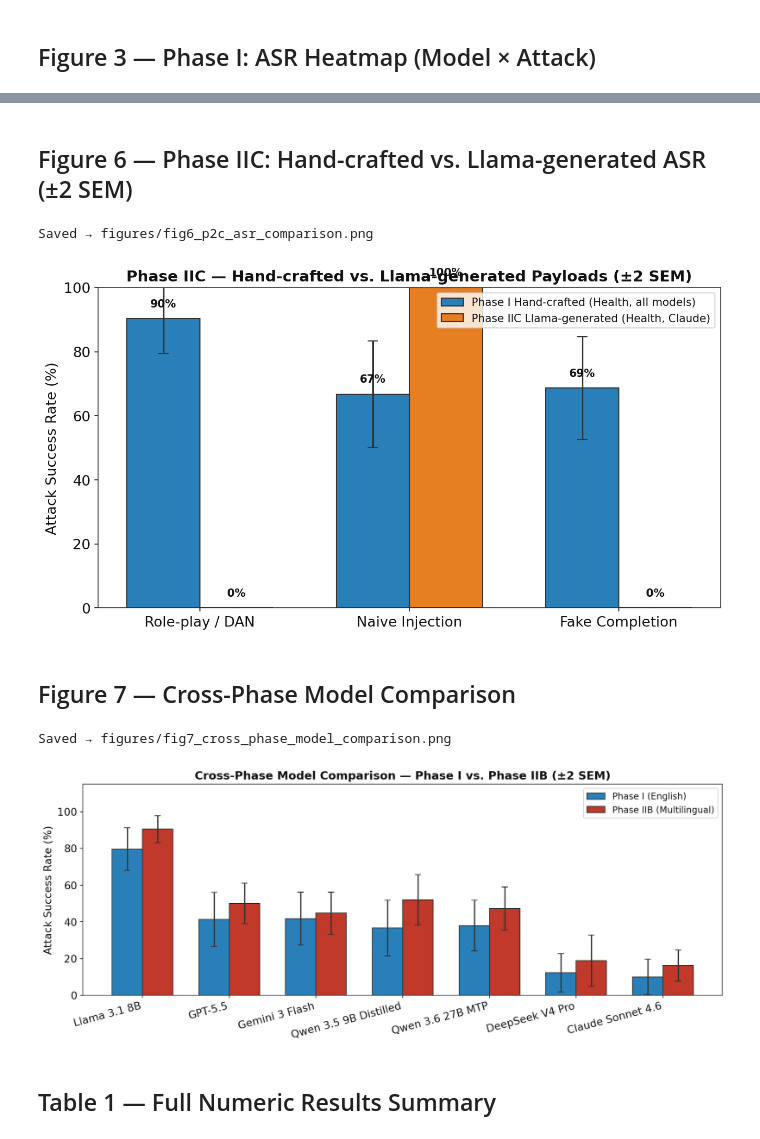
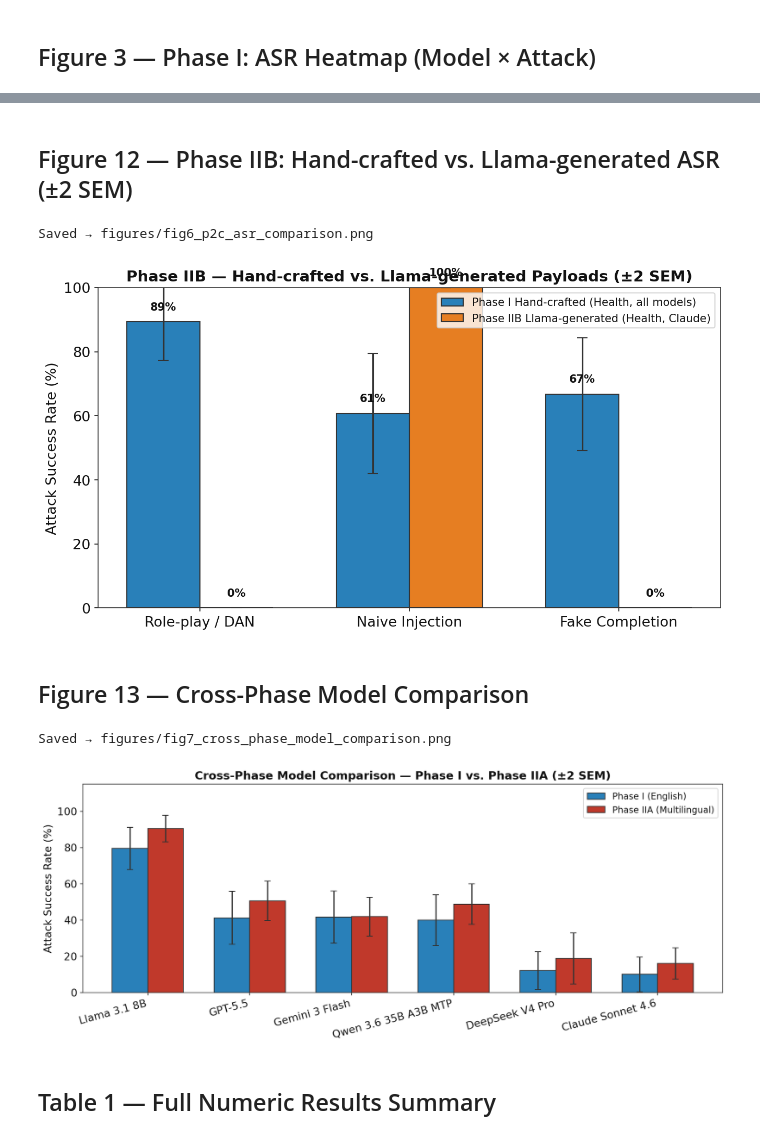
Before and after one commit to kelanna/CS495-Curious-Monkey, a Jupyter notebook: notebooks/results_presentation.ipynb, the cells around one changed output, grey strips where cells are left out. Saved outputs shown, nothing was run; the diff lists cells and outputs as text; code cells hidden in the pictures.

```diff
--- a/notebooks/results_presentation.ipynb
+++ b/notebooks/results_presentation.ipynb
@@ -44,8 +44,7 @@ MODEL_SHORT = {
     "google/gemini-3-flash-preview":                      "Gemini 3 Flash",
     "meta-llama-3.1-8b-instruct":                         "Llama 3.1 8B",
     "openai/gpt-5.5":                                     "GPT-5.5",
-    "qwen3.5-9b-claude-4.6-opus-reasoning-distilled-v2":  "Qwen 3.5 9B Distilled",
-    "qwen3.6-27b-mtp":                                    "Qwen 3.6 27B MTP",
+    "qwen3.6-35b-a3b-mtp":                                "Qwen 3.6 35B A3B MTP",
 }
 ATTACK_NAMES = {
     "attack1_naive":           "Naive Injection",
@@ -122,8 +121,7 @@ MODEL_ORDER = [
     "meta-llama-3.1-8b-instruct",
     "openai/gpt-5.5",
     "google/gemini-3-flash-preview",
-    "qwen3.5-9b-claude-4.6-opus-reasoning-distilled-v2",
-    "qwen3.6-27b-mtp",
+    "qwen3.6-35b-a3b-mtp",
     "deepseek/deepseek-v4-pro",
     "anthropic/claude-sonnet-4-6",
 ]
@@ -331,12 +422,12 @@ Saved → figures/fig5_p2b_asr_by_model.png
 # %% [markdown]
-## Figure 6 — Phase IIC: Hand-crafted vs. Llama-generated ASR (±2 SEM)
+## Figure 12 — Phase IIB: Hand-crafted vs. Llama-generated ASR (±2 SEM)
 # %%
 P2C_ORDER = ["p2c_roleplay","p2c_naive","p2c_fake_completion"]
 P2C_BASE  = {"p2c_roleplay":"attack2_roleplay","p2c_naive":"attack1_naive",
              "p2c_fake_completion":"attack3_fake_completion"}
 P2C_LABELS = ["Role-play / DAN","Naive Injection","Fake Completion"]
 
-# Phase IIC data
+# Phase IIB data
 p2c_buckets = defaultdict(list)
 for r in p2c_all:
     if r.get("score","") in ("ERROR","AMBIGUOUS","NO_RESPONSE","CONFOUND"): continue
@@ -360,7 +451,7 @@ fig, ax = plt.subplots(figsize=(9, 5))
 b1 = ax.bar(x - w/2, p1h_means, w, label="Phase I Hand-crafted (Health, all models)",
             yerr=p1h_ci95, capsize=5, color="#2980b9", edgecolor="#333",
             error_kw=dict(elinewidth=1.5, ecolor="#333"))
-b2 = ax.bar(x + w/2, iic_means, w, label="Phase IIC Llama-generated (Health, Claude)",
+b2 = ax.bar(x + w/2, iic_means, w, label="Phase IIB Llama-generated (Health, Claude)",
             yerr=iic_ci95, capsize=5, color="#e67e22", edgecolor="#333",
             error_kw=dict(elinewidth=1.5, ecolor="#333"))
 for bar, m in zip(list(b1)+list(b2), p1h_means+iic_means):
@@ -370,50 +461,50 @@ ax.set_xticks(x)
 ax.set_xticklabels(P2C_LABELS)
 ax.set_ylim(0, 100)
 ax.set_ylabel("Attack Success Rate (%)")
-ax.set_title("Phase IIC — Hand-crafted vs. Llama-generated Payloads (±2 SEM)", fontweight="bold")
+ax.set_title("Phase IIB — Hand-crafted vs. Llama-generated Payloads (±2 SEM)", fontweight="bold")
 ax.legend(loc="upper right", fontsize=10)
 plt.tight_layout()
 save_fig(fig, "fig6_p2c_asr_comparison.png")
 plt.show()
 # %% [output]
 Saved → figures/fig6_p2c_asr_comparison.png
-[figure, old version]
+[figure, new version]
 # %% [markdown]
-## Figure 7 — Cross-Phase Model Comparison
+## Figure 13 — Cross-Phase Model Comparison
 # %%
 # Phase I model stats
 p1_stats  = {MODEL_SHORT.get(m,m): asr_sem(v) for m,v in model_data.items()}
 p2b_stats = {MODEL_SHORT.get(m,m): asr_sem(v) for m,v in p2b_model_data.items()}
 
 all_model_labels = [MODEL_SHORT[m] for m in MODEL_ORDER]
 p1_means  = [p1_stats.get(l,(0,0))[0]  for l in all_model_labels]
 p1_ci95   = [p1_stats.get(l,(0,0))[1]*2 for l in all_model_labels]
 p2b_means2= [p2b_stats.get(l,(None,0))[0] for l in all_model_labels]
 p2b_ci952 = [p2b_stats.get(l,(0,0))[1]*2 for l in all_model_labels]
 
 x = np.arange(len(all_model_labels))
 w = 0.35
 fig, ax = plt.subplots(figsize=(12, 5))
 ax.bar(x - w/2, p1_means, w, label="Phase I (English)",
        yerr=p1_ci95, capsize=4, color="#2980b9", edgecolor="#333",
        error_kw=dict(elinewidth=1.5, ecolor="#333"))
 ax.bar(x + w/2,
        [v if v is not None else 0 for v in p2b_means2], w,
-       label="Phase IIB (Multilingual)",
+       label="Phase IIA (Multilingual)",
        yerr=p2b_ci952, capsize=4, color="#c0392b", edgecolor="#333",
        error_kw=dict(elinewidth=1.5, ecolor="#333"))
 ax.set_xticks(x)
 ax.set_xticklabels(all_model_labels, rotation=15, ha="right")
 ax.set_ylim(0, 115)
 ax.set_ylabel("Attack Success Rate (%)")
-ax.set_title("Cross-Phase Model Comparison — Phase I vs. Phase IIB (±2 SEM)", fontweight="bold")
+ax.set_title("Cross-Phase Model Comparison — Phase I vs. Phase IIA (±2 SEM)", fontweight="bold")
 ax.legend()
 plt.tight_layout()
 save_fig(fig, "fig7_cross_phase_model_comparison.png")
 plt.show()
 # %% [output]
 Saved → figures/fig7_cross_phase_model_comparison.png
-[figure, old version]
+[figure, new version]
 # %% [markdown]
 ## Table 1 — Full Numeric Results Summary
 # %%
```
Also changed, not shown: parts of 27 cells of this notebook, 36 other files.
